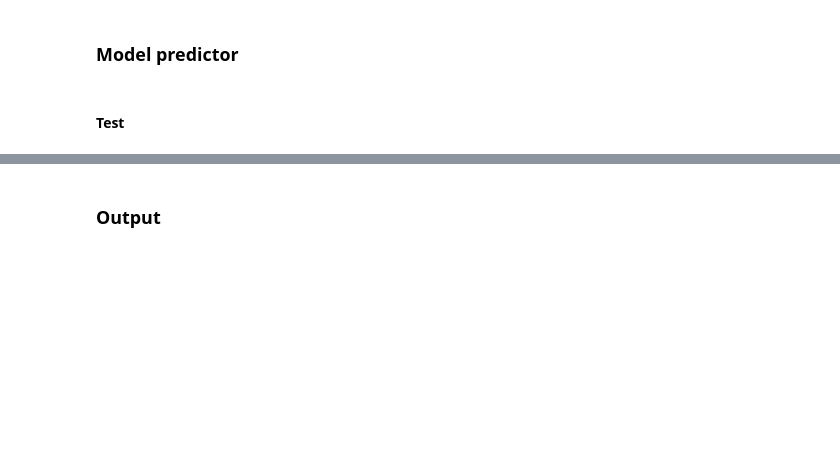
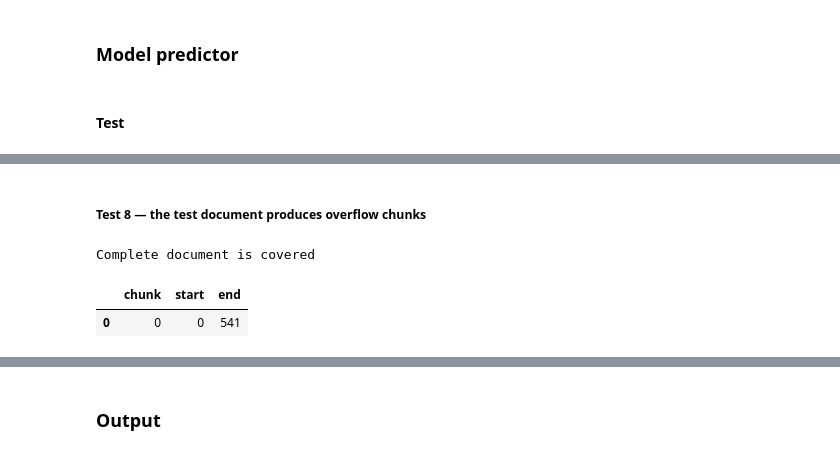
Before and after one commit to vsokoltsov/invoices-ocr, a Jupyter notebook: notebooks/bert.ipynb, the cells around one changed output, grey strips where cells are left out. Saved outputs shown, nothing was run; the diff lists cells and outputs as text; code cells hidden in the pictures; blank space fills up the shorter version.

```diff
--- a/notebooks/bert.ipynb
+++ b/notebooks/bert.ipynb
@@ -6490,0 +7177,58 @@ class DocumentModelPredictor:
+# %% [markdown]
+##### Test 8 — the test document produces overflow chunks
+# %%
+coverage_encoding = predictor_test_tokenizer(
+    predictor_test_text,
+    truncation=True,
+    max_length=predictor.max_length,
+    stride=predictor.window_stride,
+    return_overflowing_tokens=True,
+    return_offsets_mapping=True,
+)
+
+coverage_rows = []
+
+for chunk_index, offsets in enumerate(
+    coverage_encoding["offset_mapping"]
+):
+    real_offsets = [
+        (start, end)
+        for start, end in offsets
+        if start != end
+    ]
+
+    coverage_rows.append({
+        "chunk": chunk_index,
+        "start": min(
+            start
+            for start, _ in real_offsets
+        ),
+        "end": max(
+            end
+            for _, end in real_offsets
+        ),
+    })
+
+coverage_dataframe = pd.DataFrame(
+    coverage_rows
+)
+
+last_covered_character = (
+    coverage_dataframe["end"].max()
+)
+
+assert last_covered_character == len(
+    predictor_test_text
+), (
+    f"Tokenizer covered characters "
+    f"0:{last_covered_character}, but the "
+    f"document has "
+    f"{len(predictor_test_text)} characters"
+)
+
+print("Complete document is covered")
+coverage_dataframe
+# %% [output]
+Complete document is covered
+|  | chunk | start | end |
+| 0 | 0 | 0 | 541 |
```
Also changed, not shown: parts of 29 cells of this notebook.
